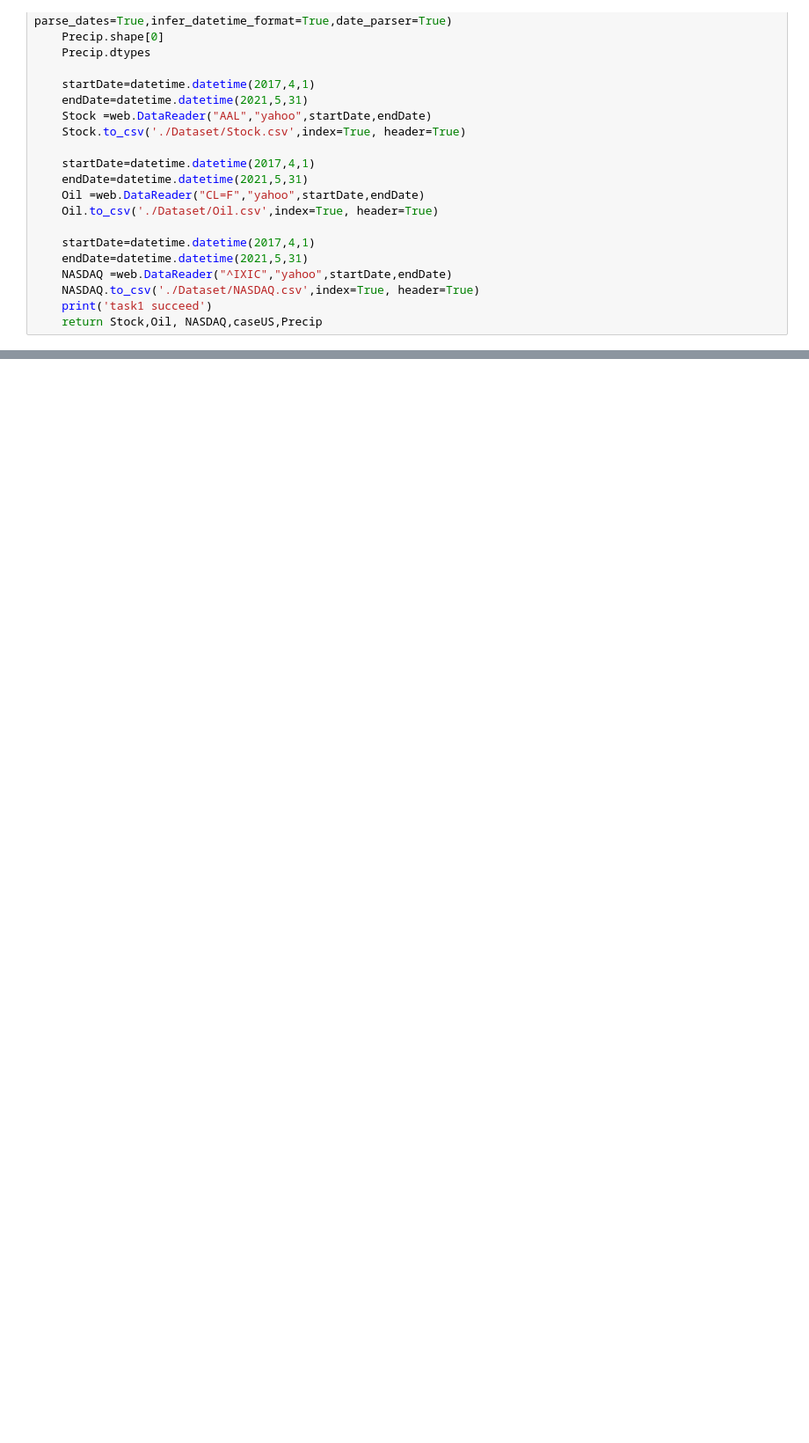
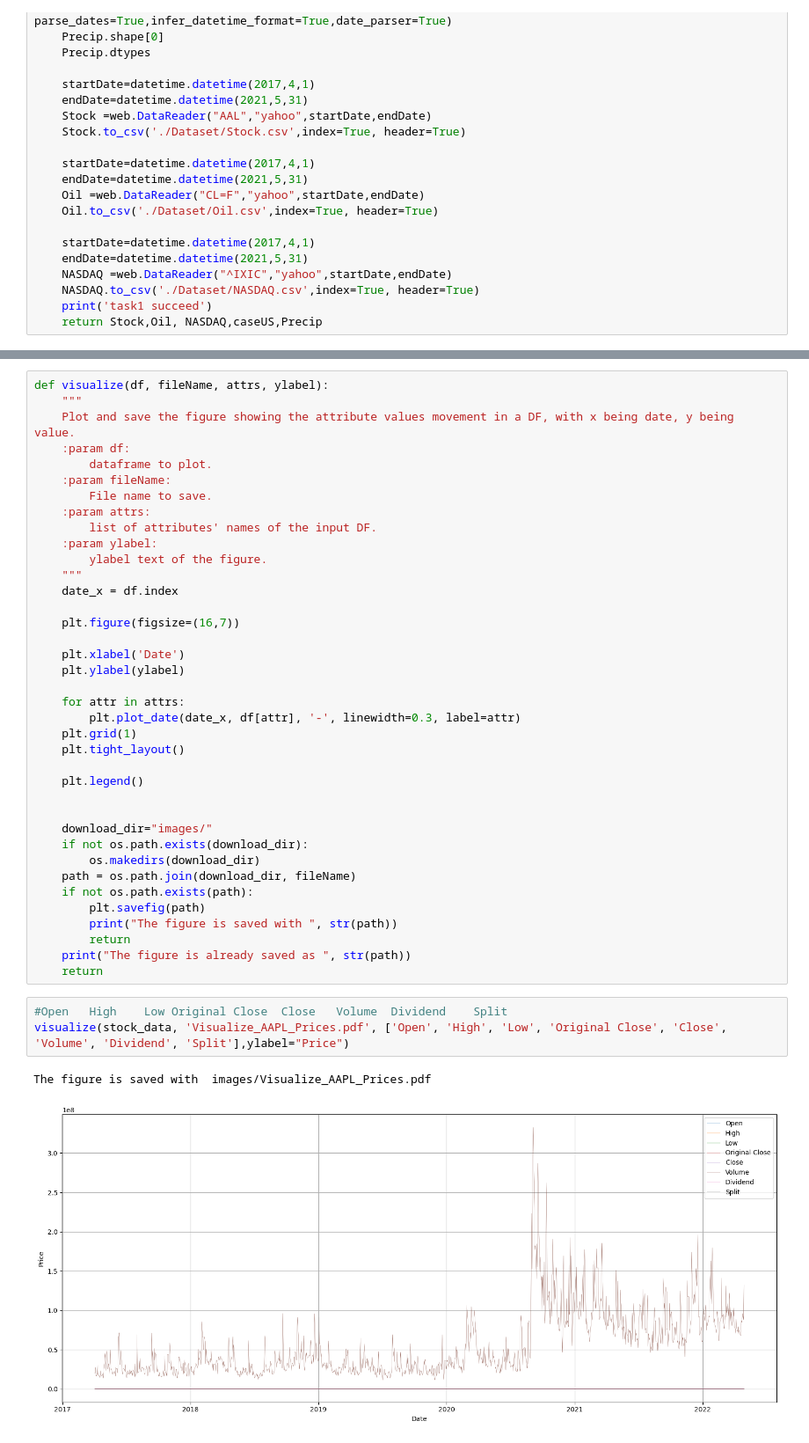
Before and after one commit to mujiexu2/ELEC0136-Assignment, a Jupyter notebook: assignment.ipynb, the cells around one changed output, grey strips where cells are left out. Shown at 88% size. Saved outputs shown, nothing was run; the diff lists cells and outputs as text; blank space fills up the shorter version.

```diff
--- a/assignment.ipynb
+++ b/assignment.ipynb
@@ -450,0 +557,44 @@ def acquire():
+# %%
+def visualize(df, fileName, attrs, ylabel):
+    """
+    Plot and save the figure showing the attribute values movement in a DF, with x being date, y being value.
+    :param df:
+        dataframe to plot.
+    :param fileName:
+        File name to save.
+    :param attrs:
+        list of attributes' names of the input DF.
+    :param ylabel:
+        ylabel text of the figure.
+    """
+    date_x = df.index
+
+    plt.figure(figsize=(16,7))
+
+    plt.xlabel('Date')
+    plt.ylabel(ylabel)
+
+    for attr in attrs:
+        plt.plot_date(date_x, df[attr], '-', linewidth=0.3, label=attr)
+    plt.grid(1)
+    plt.tight_layout()
+
+    plt.legend()
+
+
+    download_dir="images/"
+    if not os.path.exists(download_dir):
+        os.makedirs(download_dir)
+    path = os.path.join(download_dir, fileName)
+    if not os.path.exists(path):
+        plt.savefig(path)
+        print("The figure is saved with ", str(path))
+        return
+    print("The figure is already saved as ", str(path))
+    return
+# %%
+#Open	High	Low	Original Close	Close	Volume	Dividend	Split
+visualize(stock_data, 'Visualize_AAPL_Prices.pdf', ['Open', 'High', 'Low', 'Original Close', 'Close', 'Volume', 'Dividend', 'Split'],ylabel="Price")
+# %% [output]
+The figure is saved with  images/Visualize_AAPL_Prices.pdf
+[figure, added]
```
Also changed, not shown: parts of 41 cells of this notebook, 9 other files.
